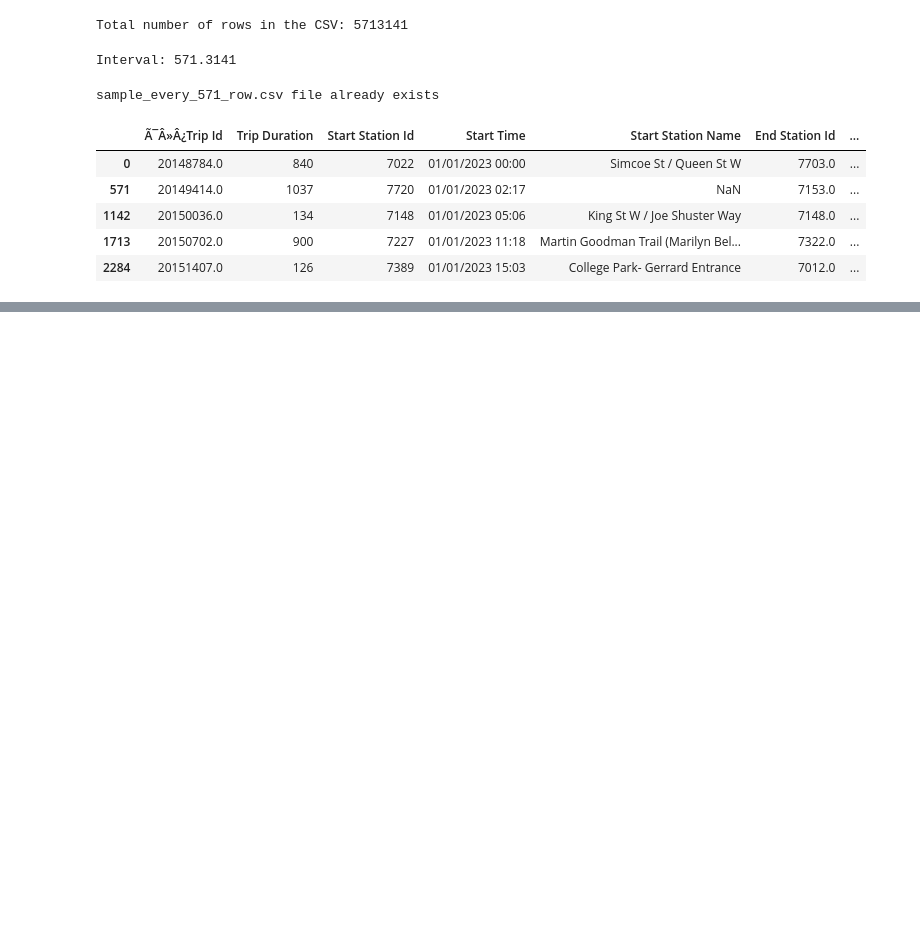
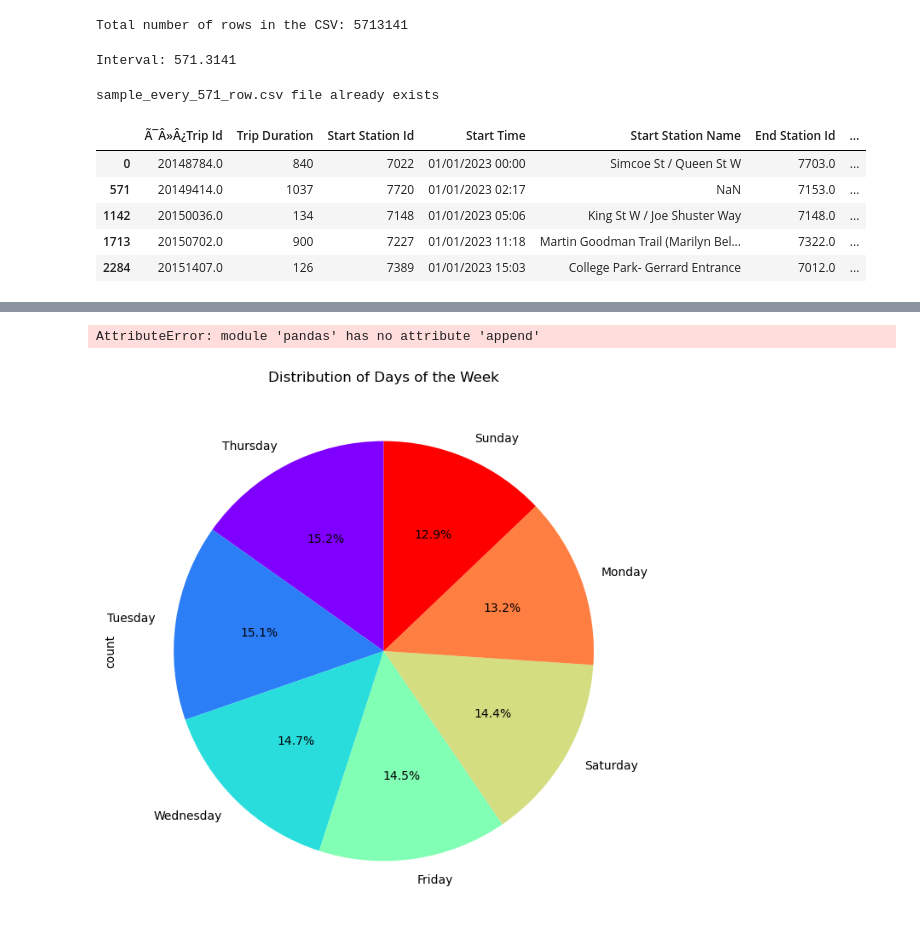
Before and after one commit to ConstCorrectness/toronto-bikeshare-2024, a Jupyter notebook: main.ipynb, the cells around one changed output, grey strips where cells are left out. Saved outputs shown, nothing was run; the diff lists cells and outputs as text; code cells hidden in the pictures; blank space fills up the shorter version.

```diff
--- a/main.ipynb
+++ b/main.ipynb
@@ -294,0 +514,8 @@ sample_df.head()
+# %%
+#•	Analyze daily and hourly ridership patterns to determine high-demand periods, especially during commute hours.
+
+#Look at the day of the week for our sample
+
+day_of_week = sample_df["Start Date (YYYY-MM-DD)"].dt.day_name()
+sample_df['Day of Week'] = sample_df['Start Date (YYYY-MM-DD)'].dt.day_name()
+sample_df.head()
@@ -294,0 +529,29 @@ sample_df.head()
+# %%
+#Can't get this code to run - want a sum
+"""
+day_counts = sample_df['Day of Week'].value_counts()
+
+total_count = day_counts.sum()
+
+# Append the total row at the end of the DataFrame
+total_row = pd.append({'Day of Week': ['Total'], 'Count': [total_count]})
+day_counts = pd.concat([total_count, total_row], ignore_index=True)
+
+
+# Display the resulting DataFrame
+print(day_counts)"""
+# %% [output]
+AttributeError: module 'pandas' has no attribute 'append'
+# %%
+day_counts = sample_df['Day of Week'].value_counts()
+
+# Plot the pie chart
+day_counts.plot(kind='pie', figsize=(8, 8), autopct='%1.1f%%', startangle=90, cmap='rainbow')
+
+# Adding title
+plt.title('Distribution of Days of the Week')
+
+# Display the plot
+plt.show()
+# %% [output]
+[figure, added]
```
Also changed, not shown: parts of 22 cells of this notebook, 3 other files.
